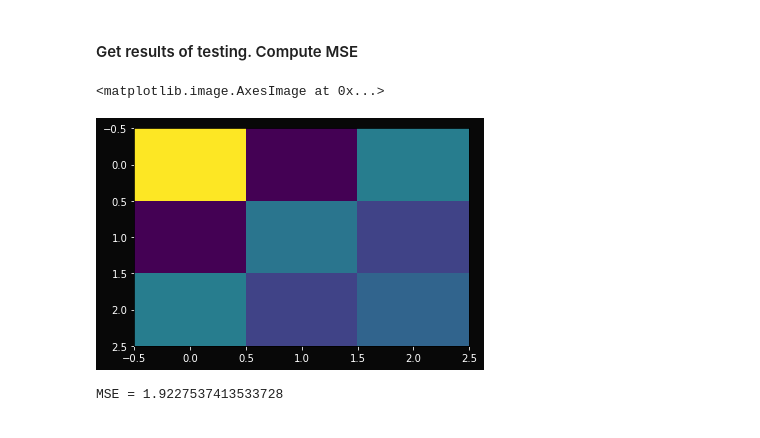
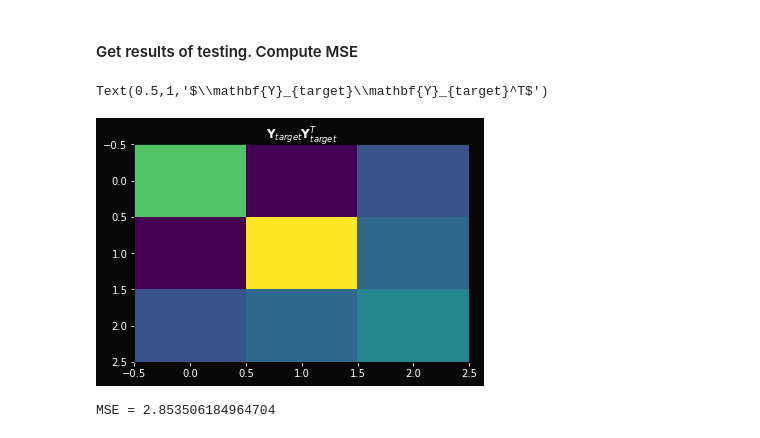
Before and after one commit to mizvol/miniESN, a Jupyter notebook: Synthetic.ipynb, the cells around one changed output. Cells and saved outputs as stored; diff of their text form; code cells hidden in the pictures.

```diff
--- a/Synthetic.ipynb
+++ b/Synthetic.ipynb
@@ -67,18 +67,18 @@ Note: choose a particular shuffling strategy
 # %% [markdown]
 * Classes one by one
 # %%
-# temp_data = []
-# temp_labels = []
-# for i in range(0, num_samples):
-#     temp_data.append(data[:,i])
-#     temp_labels.append(Y_train[i])
-#     temp_data.append(data[:,i + num_samples])
-#     temp_labels.append(Y_train[i + num_samples])
-#     temp_data.append(data[:,i + 2 * num_samples])
-#     temp_labels.append(Y_train[i + 2 * num_samples])
-# temp_data = array(temp_data).T
-# data = temp_data
-# Y_train = array(temp_labels)
+temp_data = []
+temp_labels = []
+for i in range(0, num_samples):
+    temp_data.append(data[:,i])
+    temp_labels.append(Y_train[i])
+    temp_data.append(data[:,i + num_samples])
+    temp_labels.append(Y_train[i + num_samples])
+    temp_data.append(data[:,i + 2 * num_samples])
+    temp_labels.append(Y_train[i + 2 * num_samples])
+temp_data = array(temp_data).T
+data = temp_data
+Y_train = array(temp_labels)
 # %% [markdown]
 ### 2. Prep reservoir
 # %% [markdown]
@@ -224,13 +228,14 @@ X_test = record_reservoir_activations(data_test, W_in, in_size, W)
 # %%
 Y_target = dot(W_out, X_test)
 imshow(dot(Y_target, Y_target.T), aspect='auto')
+title('$\mathbf{Y}_{target}\mathbf{Y}_{target}^T$')
 # %% [output]
-<matplotlib.image.AxesImage at 0x...>
+Text(0.5,1,'$\\mathbf{Y}_{target}\\mathbf{Y}_{target}^T$')
-[figure, old version]
+[figure, new version]
 # %%
 # compute MSE for the first errorLen time steps
 error_len = num_classes * num_samples
 mse = sum(square(Y_train.T - Y_target )) / error_len
 print('MSE = ' + str(mse))
 # %% [output]
-MSE = 1.9227537413533728
+MSE = 2.853506184964704
```
Also changed, not shown: parts of 2 cells of this notebook, 1 other file.
